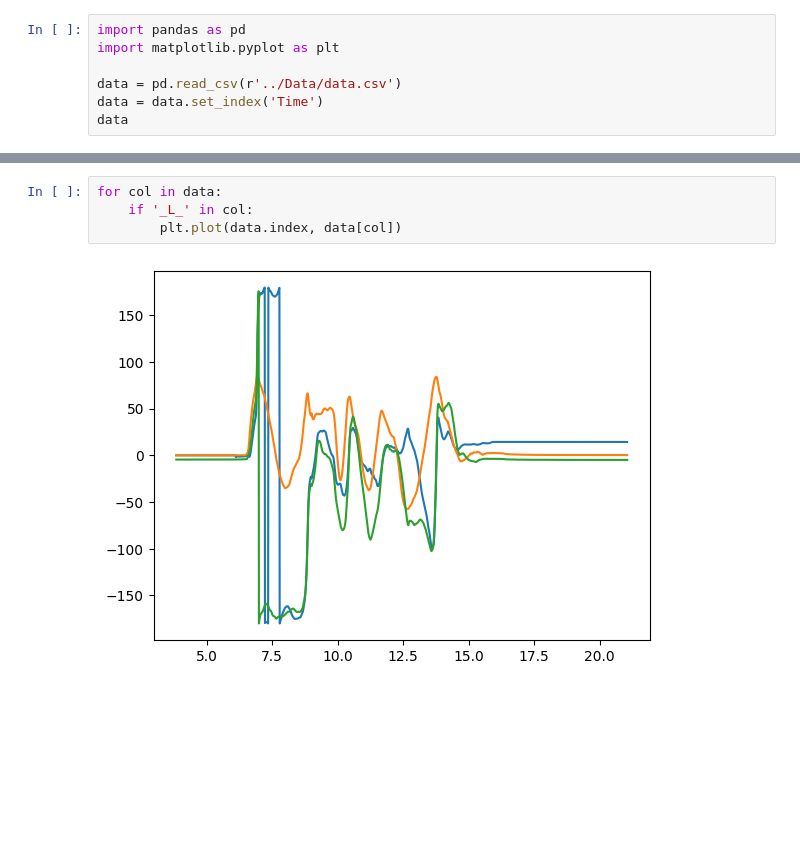
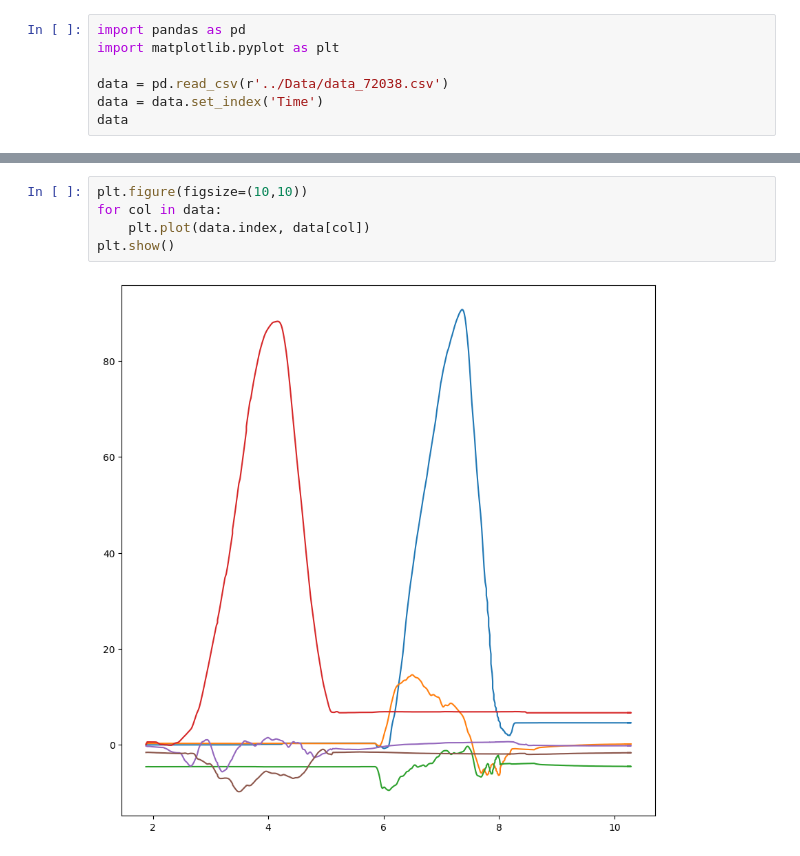
Before and after one commit to njanwani/soft-axo, a Jupyter notebook: Data Processsing/Scripts/plot.ipynb, the cells around one changed output, grey strips where cells are left out. Saved outputs shown, nothing was run; the diff lists cells and outputs as text; blank space fills up the shorter version.

```diff
--- a/Data Processsing/Scripts/plot.ipynb
+++ b/Data Processsing/Scripts/plot.ipynb
@@ -2,7 +2,7 @@
 import pandas as pd
 import matplotlib.pyplot as plt
 
-data = pd.read_csv(r'../Data/data.csv')
+data = pd.read_csv(r'../Data/data_72038.csv')
 data = data.set_index('Time')
 data
 # %% [output]
@@ -23,6 +23,7 @@ data
 # %%
+plt.figure(figsize=(10,10))
 for col in data:
-    if '_L_' in col:
-        plt.plot(data.index, data[col])
+    plt.plot(data.index, data[col])
+plt.show()
 # %% [output]
-[figure, old version]
+[figure, new version]
```
Also changed, not shown: parts of 1 cell of this notebook, 12 other files.
